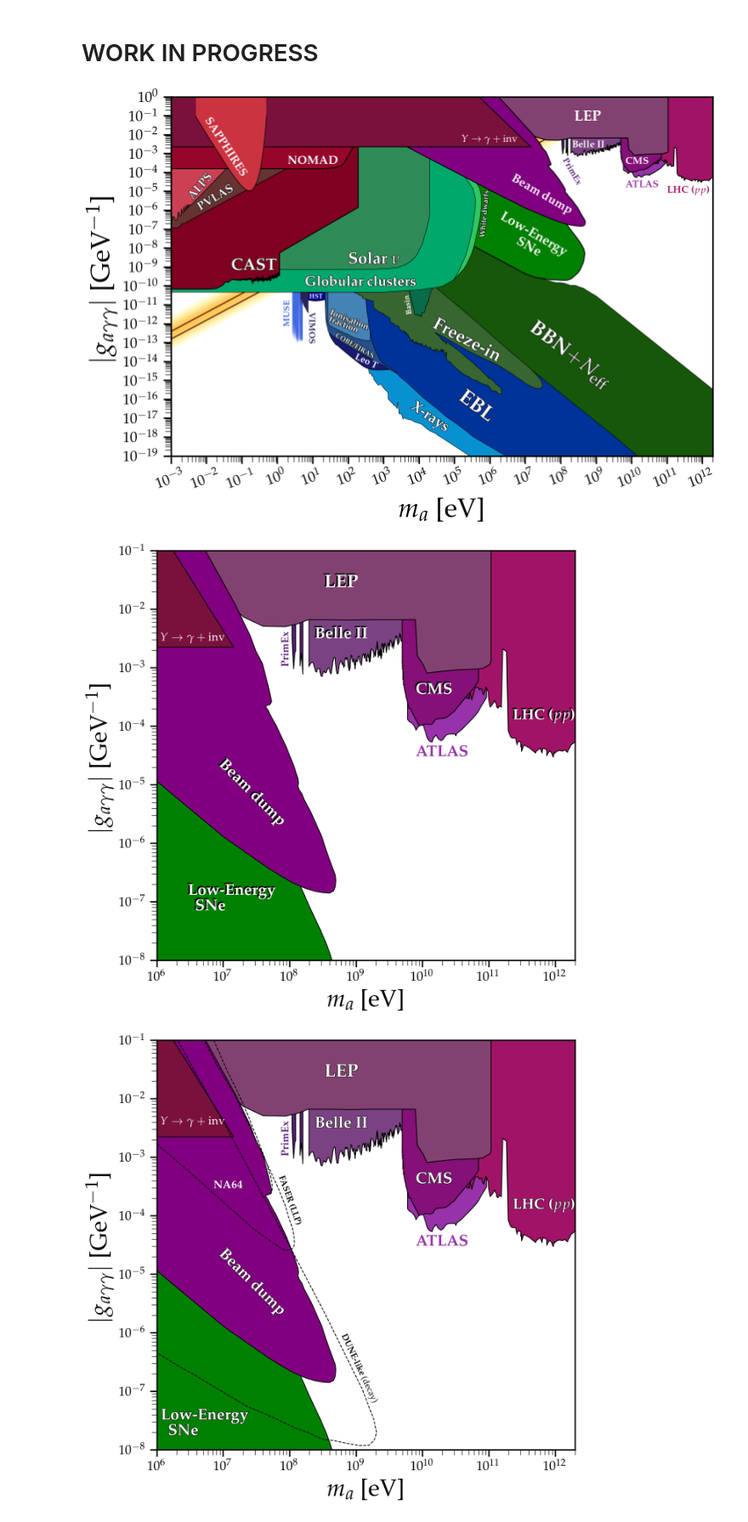
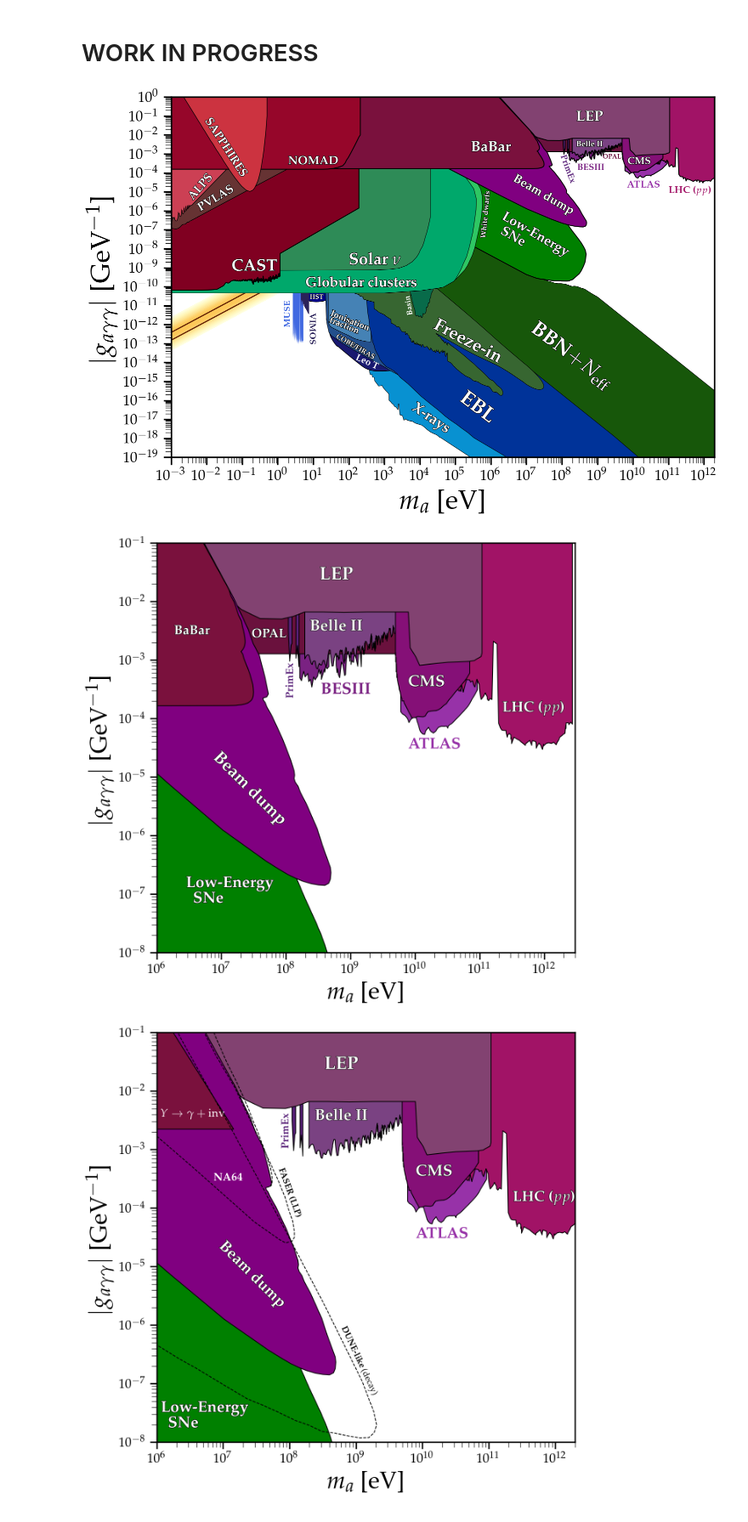
Before and after one commit to cajohare/AxionLimits, a Jupyter notebook: AxionPhoton_ColliderBounds.ipynb, the cells around one changed output. Shown at 85% size. Cells and saved outputs as stored; diff of their text form; code cells hidden in the pictures.

```diff
--- a/AxionPhoton_ColliderBounds.ipynb
+++ b/AxionPhoton_ColliderBounds.ipynb
@@ -8,7 +8,7 @@ from PlotFuncs import FigSetup, AxionPhoton, MySaveFig, BlackHoleSpins, FilledLi
 
 
 fig,ax = FigSetup(Shape='Rectangular',ylab='$|g_{a\gamma\gamma}|$ [GeV$^{-1}$]',mathpazo=True,
-                  m_min=1e-3,m_max=2e12,g_min=1e-19,g_max=1.0e0)
+                  m_min=1e-3,m_max=2e12,g_min=1e-19,g_max=1.0e0,xtick_rotation=0)
 
 AxionPhoton.QCDAxion(ax,C_center=abs(5/3-1.92)*(44/3-1.92)/2,C_width=0.7,vmax=1.1)
 AxionPhoton.Cosmology(ax,text_on=False)
@@ -24,7 +24,7 @@ AxionPhoton.VIMOS(ax,text_on=True)
 AxionPhoton.HST(ax,text_on=True,text_pos=[8,4e-11])
 AxionPhoton.SAPPHIRES(ax)
 
-def SNe_decay(ax,text_shift=[1,1],col='green',text_col='w',fs=23,zorder=0.03,text_on=True,lw=1.5,rotation=-30,ha='center',edgealpha=1,path_effects=[]):
+def SNe_decay(ax,text_shift=[1,1],col='green',text_col='w',fs=23,zorder=0.03,text_on=True,lw=1.5,rotation=-30,ha='center',edgealpha=1,path_effects=line_background(1.5,'k')):
     dat = loadtxt("limit_data/AxionPhoton/SNe-decay.txt")
     plt.fill(dat[:,0],dat[:,1],edgecolor=None,facecolor=col,zorder=zorder)
     plt.plot(dat[:,0],dat[:,1],lw=lw,color='k',alpha=edgealpha,zorder=zorder)
@@ -33,7 +33,7 @@ def SNe_decay(ax,text_shift=[1,1],col='green',text_col='w',fs=23,zorder=0.03,tex
         plt.text(text_shift[0]*1.5e7,text_shift[1]*1e-6,r'\noindent {\bf Low-Energy}\newline \indent \indent \indent  {\bf SNe}',fontsize=fs,color='w',rotation=rotation,ha='center',va='top',clip_on=True,path_effects=path_effects)
     return
 
-def BeamDump(ax,text_shift=[1,1],col='purple',text_col='w',fs=21,zorder=1.1,text_on=True,lw=1.5,rotation=-30,ha='center',edgealpha=1,path_effects=[]):
+def BeamDump(ax,text_shift=[1,1],col='purple',text_col='w',fs=21,zorder=1.1,text_on=True,lw=1.5,rotation=-30,ha='center',edgealpha=1,path_effects=line_background(1.5,'k')):
     dat = loadtxt("limit_data/AxionPhoton/BeamDump.txt")
     plt.fill_between(dat[:,0],dat[:,1],y2=1,edgecolor=None,facecolor=col,zorder=zorder)
     plt.plot(dat[:,0],dat[:,1],lw=lw,color='k',alpha=edgealpha,zorder=zorder)
@@ -43,7 +43,7 @@ def BeamDump(ax,text_shift=[1,1],col='purple',text_col='w',fs=21,zorder=1.1,text
     return
 
 
-def CMS_PbPb(ax,text_shift=[1,1],col='#851077',text_col='w',fs=17,zorder=0.2,text_on=True,lw=1.5,rotation=0,ha='center',edgealpha=1,path_effects=[]):
+def CMS_PbPb(ax,text_shift=[1,1],col='#851077',text_col='w',fs=17,zorder=0.2,text_on=True,lw=1.5,rotation=0,ha='center',edgealpha=1,path_effects=line_background(1.5,'k')):
     dat = loadtxt("limit_data/AxionPhoton/CMS_PbPb.txt")
     plt.fill_between(dat[:,0],dat[:,1],y2=1,edgecolor=None,facecolor=col,zorder=zorder)
     plt.plot(dat[:,0],dat[:,1],lw=lw,color='k',alpha=edgealpha,zorder=zorder)
@@ -74,7 +74,7 @@ def LHC_pp(ax,text_shift=[1,1],col='#a11366',text_col='#a11366',fs=17,zorder=0.1
 
 
 
-def NOMAD(ax,text_shift=[1,1],col='#96062a',text_col='w',fs=20,zorder=1.6,text_on=True,lw=1.5,rotation=0,ha='center',edgealpha=1,path_effects=[]):
+def NOMAD(ax,text_shift=[1,1],col='#96062a',text_col='w',fs=20,zorder=1.9,text_on=True,lw=1.5,rotation=0,ha='center',edgealpha=1,path_effects=line_background(1.5,'k')):
     dat = loadtxt("limit_data/AxionPhoton/NOMAD.txt")
     plt.fill_between(dat[:,0],dat[:,1],y2=1e0,edgecolor=None,facecolor=col,zorder=zorder)
     plt.plot(dat[:,0],dat[:,1],lw=lw,color='k',alpha=edgealpha,zorder=zorder)
@@ -84,16 +84,16 @@ def NOMAD(ax,text_shift=[1,1],col='#96062a',text_col='w',fs=20,zorder=1.6,text_o
     return
 
 
-def Collider_Y(ax,text_shift=[1,1],col='#7a113d',text_col='w',fs=17,zorder=1.65,text_on=True,lw=1.5,rotation=0,ha='center',edgealpha=1,path_effects=[]):
-    dat = loadtxt("limit_data/AxionPhoton/Collider_Y_invgamma.txt")
+def BaBar(ax,text_shift=[1,1],col='#7a113d',text_col='w',fs=25,zorder=1.65,text_on=True,lw=1.5,rotation=0,ha='center',edgealpha=1,path_effects=line_background(1.5,'k')):
+    dat = loadtxt("limit_data/AxionPhoton/BaBar.txt")
     plt.fill_between(dat[:,0],dat[:,1],y2=1,edgecolor=None,facecolor=col,zorder=zorder)
     plt.plot(dat[:,0],dat[:,1],lw=lw,color='k',alpha=edgealpha,zorder=zorder)
 
     if text_on:
-        plt.text(text_shift[0]*1e6,text_shift[1]*1e-2,r'$Y \rightarrow \gamma + {\rm inv}$',fontsize=fs,color='w',rotation=rotation,ha='center',va='top',clip_on=True,path_effects=path_effects)
+        plt.text(text_shift[0]*1e6,text_shift[1]*0.5e-2,r'{\bf BaBar}',fontsize=fs,color='w',rotation=rotation,ha='center',va='top',clip_on=True,path_effects=path_effects)
     return
 
-def LEP(ax,text_shift=[1,1],col='#824271',text_col='w',fs=25,zorder=0.9,text_on=True,lw=1.5,rotation=0,ha='center',edgealpha=1,path_effects=[]):
+def LEP(ax,text_shift=[1,1],col='#824271',text_col='w',fs=25,zorder=0.9,text_on=True,lw=1.5,rotation=0,ha='center',edgealpha=1,path_effects=line_background(1.5,'k')):
     dat = loadtxt("limit_data/AxionPhoton/LEP.txt")
     plt.fill_between(dat[:,0],dat[:,1],y2=1e0,edgecolor=None,facecolor=col,zorder=zorder)
     plt.plot(dat[:,0],dat[:,1],lw=lw,color='k',alpha=edgealpha,zorder=zorder)
@@ -102,17 +102,17 @@ def LEP(ax,text_shift=[1,1],col='#824271',text_col='w',fs=25,zorder=0.9,text_on=
         plt.text(text_shift[0]*0.6e9,text_shift[1]*2e-1,r'{\bf LEP}',fontsize=fs,color=text_col,rotation=rotation,ha='center',va='top',clip_on=True,path_effects=path_effects)
     return
 
-def PrimEx(ax,text_shift=[1,1],col='#582078',text_col='#582078',fs=15,zorder=0.1,text_on=True,lw=1.5,rotation=-60,ha='center',edgealpha=1,path_effects=[]):
+def PrimEx(ax,text_shift=[1,1],col='#582078',text_col='#582078',fs=15,zorder=0.1,text_on=True,lw=1.5,rotation=-70,ha='center',edgealpha=1,path_effects=[]):
     dat = loadtxt("limit_data/AxionPhoton/PrimEx.txt")
     plt.fill_between(dat[:,0],dat[:,1],y2=1e0,edgecolor=None,facecolor=col,zorder=zorder)
     plt.plot(dat[:,0],dat[:,1],lw=lw,color='k',alpha=edgealpha,zorder=zorder)
 
     if text_on:
-        plt.text(text_shift[0]*2e8,text_shift[1]*0.7e-3,r'{\bf PrimEx}',fontsize=fs,color=text_col,rotation=rotation,ha='center',va='top',clip_on=True,path_effects=path_effects)
+        plt.text(text_shift[0]*1.4e8,text_shift[1]*0.99e-3,r'{\bf PrimEx}',fontsize=fs,color=text_col,rotation=rotation,ha='center',va='top',clip_on=True,path_effects=path_effects)
     return
 
 
-def BelleII(ax,text_shift=[1,1],col='#7a4282',text_col='w',fs=16.5,zorder=0.1,text_on=True,lw=1.5,rotation=0,ha='center',edgealpha=1,path_effects=[]):
+def BelleII(ax,text_shift=[1,1],col='#7a4282',text_col='w',fs=13.5,zorder=0.1,text_on=True,lw=1.5,rotation=0,ha='center',edgealpha=1,path_effects=line_background(1.5,'k')):
     dat = loadtxt("limit_data/AxionPhoton/BelleII.txt")
     plt.fill_between(dat[:,0],dat[:,1],y2=1e0,edgecolor=None,facecolor=col,zorder=zorder)
     plt.plot(dat[:,0],dat[:,1],lw=lw,color='k',alpha=edgealpha,zorder=zorder)
@@ -122,16 +122,37 @@ def BelleII(ax,text_shift=[1,1],col='#7a4282',text_col='w',fs=16.5,zorder=0.1,te
     return
 
 
+def BESIII(ax,text_shift=[1,1],col='#7a2282',text_col='#7a2282',fs=15.5,zorder=0.0,text_on=True,lw=1.5,rotation=0,ha='center',edgealpha=1,path_effects=[]):
+    dat = loadtxt("limit_data/AxionPhoton/BESIII.txt")
+    plt.fill_between(dat[:,0],dat[:,1],y2=1e0,edgecolor=None,facecolor=col,zorder=zorder)
+    plt.plot(dat[:,0],dat[:,1],lw=lw,color='k',alpha=edgealpha,zorder=zorder)
+
+    if text_on:
+        plt.text(text_shift[0]*0.66e9,text_shift[1]*0.3e-3,r'{\bf BESIII}',fontsize=fs,color=text_col,rotation=rotation,ha='center',va='top',clip_on=True,path_effects=path_effects)
+    return
+
+def OPAL(ax,text_shift=[1,1],col='#6a113d',text_col='#6a113d',fs=11.5,zorder=0.0,text_on=True,lw=1.5,rotation=0,ha='center',edgealpha=1,path_effects=[]):
+    dat = loadtxt("limit_data/AxionPhoton/OPAL.txt")
+    plt.fill_between(dat[:,0],dat[:,1],y2=1e0,edgecolor=None,facecolor=col,zorder=zorder)
+    plt.plot(dat[:,0],dat[:,1],lw=lw,color='k',alpha=edgealpha,zorder=zorder)
+
+    if text_on:
+        plt.text(text_shift[0]*2.6e9,text_shift[1]*0.1e-2,r'{\bf OPAL}',fontsize=fs,color=text_col,rotation=rotation,ha='center',va='top',clip_on=True,path_effects=path_effects)
+    return
+
+
 NOMAD(ax)
 BeamDump(ax)
 SNe_decay(ax)
-Collider_Y(ax)
+BaBar(ax)
 CMS_PbPb(ax)
 ATLAS_PbPb(ax)
 LHC_pp(ax)
 BelleII(ax)
 PrimEx(ax)
 LEP(ax)
+BESIII(ax)
+OPAL(ax)
 
 plt.text(0.5e-1,0.7e-9,r'{\bf CAST}',color='w',fontsize=28,path_effects=line_background(1.5,'k'))
 
@@ -154,33 +175,35 @@ plt.text(0.25e2,0.5e-12,r'\noindent {\bf Ionisation} \newline \indent {\bf fract
 
 MySaveFig(fig,'AxionPhoton_HighMass')
 # %% [output]
-[figure, old version]
+[figure, new version]
 # %%
 %matplotlib inline
 from numpy import *
 import matplotlib.pyplot as plt
 from PlotFuncs import FigSetup, AxionPhoton, MySaveFig, BlackHoleSpins, FilledLimit
 import matplotlib.patheffects as pe
 shadow = [pe.PathPatchEffect(offset=(-2, 2), facecolor='k'),
           pe.PathPatchEffect(edgecolor='k', linewidth=0.0, facecolor='w')]
 
 fig,ax = FigSetup(Shape='Square',ylab='$|g_{a\gamma\gamma}|$ [GeV$^{-1}$]',mathpazo=True,
-                  m_min=1e6,m_max=2e12,g_min=1e-8,g_max=1.0e-1,xtick_rotation=0)
+                  m_min=1e6,m_max=3e12,g_min=1e-8,g_max=1.0e-1,xtick_rotation=0)
 
 
-BeamDump(ax,rotation=-45,fs=30,text_shift=[0.9,0.3],path_effects=shadow)
-SNe_decay(ax,rotation=0,fs=30,text_shift=[0.9,0.2],path_effects=shadow)
-Collider_Y(ax,fs=22,text_shift=[3.5,0.4],path_effects=[])
-CMS_PbPb(ax,fs=30,text_shift=[1,0.8],path_effects=shadow)
+BeamDump(ax,rotation=-45,fs=33,text_shift=[0.9,0.3])
+SNe_decay(ax,rotation=0,fs=30,text_shift=[0.9,0.2])
+BaBar(ax,fs=25,text_shift=[3.5,0.4])
+CMS_PbPb(ax,fs=30,text_shift=[1,0.8])
 ATLAS_PbPb(ax,fs=30,text_shift=[1,1.2])
-LHC_pp(ax,fs=28,text_col='w',text_shift=[1.7,10],path_effects=shadow)
-BelleII(ax,fs=30,path_effects=shadow)
-PrimEx(ax,fs=20,text_shift=[0.45,6],rotation=90)
-LEP(ax,fs=35,text_shift=[1,0.2],path_effects=shadow)
+LHC_pp(ax,fs=28,text_col='w',text_shift=[1.7,10],path_effects=line_background(1.5,'k'))
+BelleII(ax,fs=30)
+PrimEx(ax,fs=20,text_shift=[0.85,0.9],rotation=90)
+LEP(ax,fs=35,text_shift=[1,0.2])
+BESIII(ax,fs=31,text_shift=[1.3,1.4])
+OPAL(ax,fs=24,text_shift=[0.021,3.5],text_col='w',path_effects=line_background(1.5,'k'))
 
 MySaveFig(fig,'AxionPhoton_ColliderBounds')
 # %% [output]
-[figure, old version]
+[figure, new version]
 # %%
 %matplotlib inline
 from numpy import *
```
Also changed, not shown: 58 other files.
